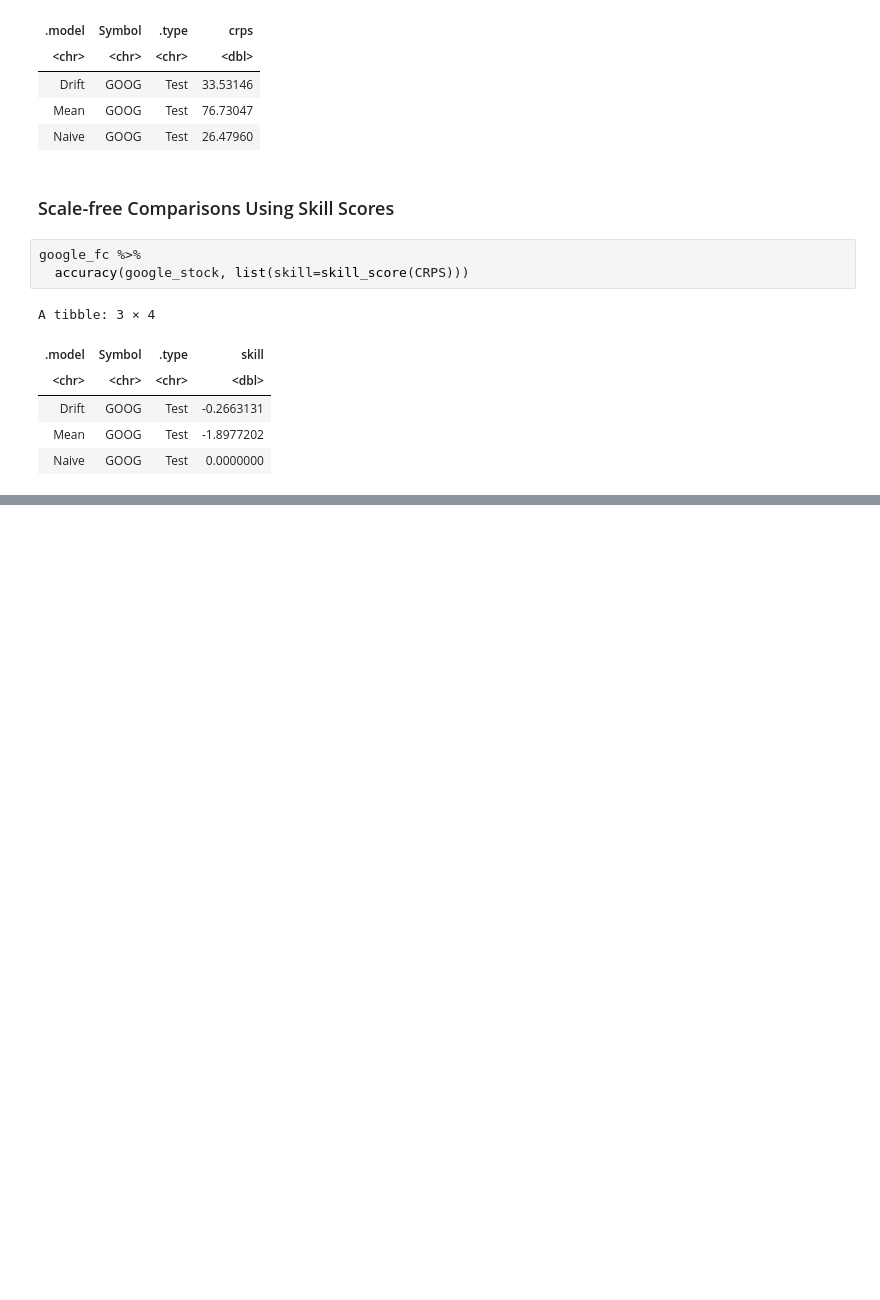
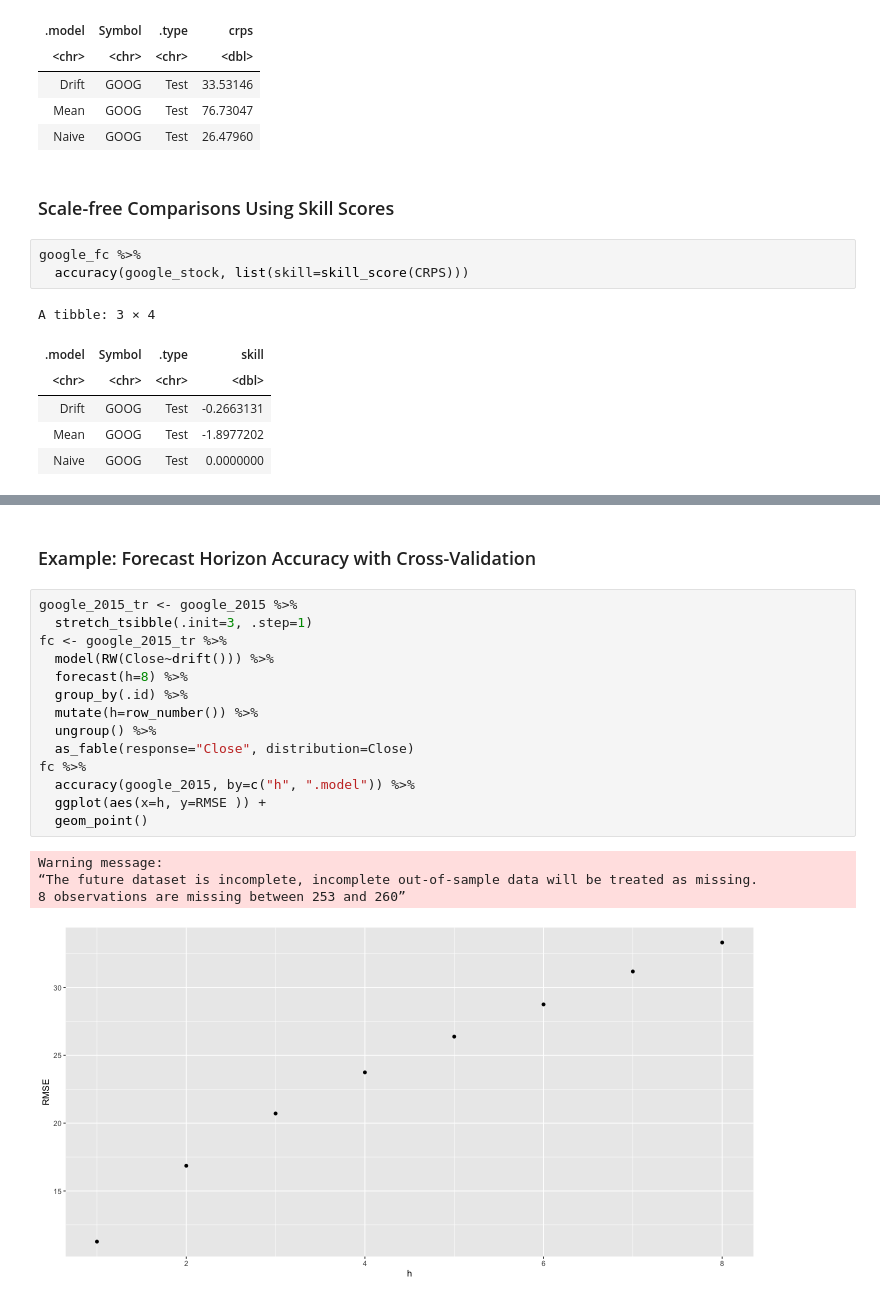
Before and after one commit to antounes/fpp3, a Jupyter notebook: 5_forecasters_toolbox.ipynb, the cells around one changed output, grey strips where cells are left out. Drawn from its saved outputs; the diff is of its cells as text; blank space fills up the shorter version.

Commit message:
Time series cross-validation

```diff
--- a/5_forecasters_toolbox.ipynb
+++ b/5_forecasters_toolbox.ipynb
@@ -744,0 +795,21 @@ A tibble: 3 × 4
+# %% [markdown]
+### Example: Forecast Horizon Accuracy with Cross-Validation
+# %%
+google_2015_tr <- google_2015 %>%
+  stretch_tsibble(.init=3, .step=1)
+fc <- google_2015_tr %>%
+  model(RW(Close~drift())) %>%
+  forecast(h=8) %>%
+  group_by(.id) %>%
+  mutate(h=row_number()) %>%
+  ungroup() %>%
+  as_fable(response="Close", distribution=Close)
+fc %>%
+  accuracy(google_2015, by=c("h", ".model")) %>%
+  ggplot(aes(x=h, y=RMSE )) +
+  geom_point()
+# %% [output]
+Warning message:
+“The future dataset is incomplete, incomplete out-of-sample data will be treated as missing.
+8 observations are missing between 253 and 260”
+[figure, added]
```
Also changed, not shown: parts of 4 cells of this notebook.
